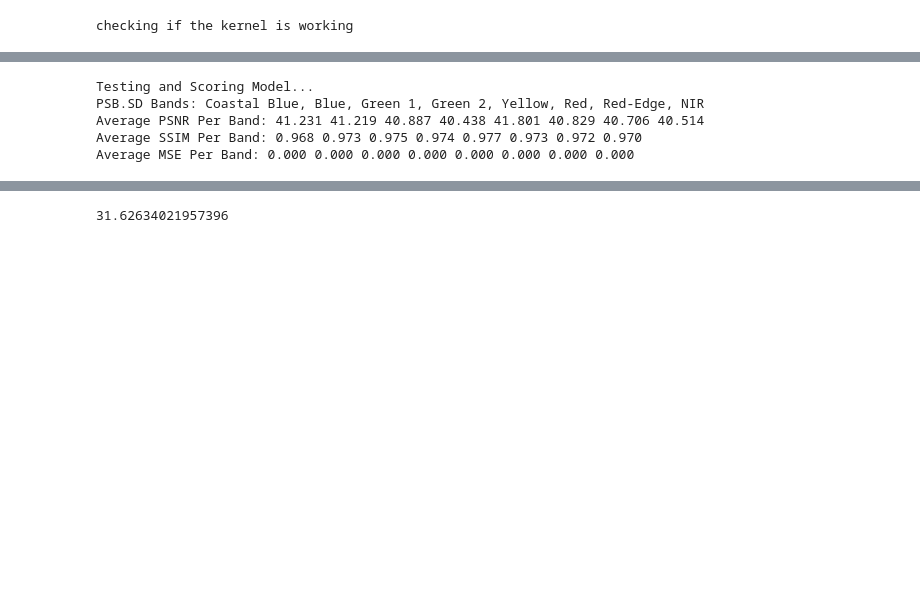
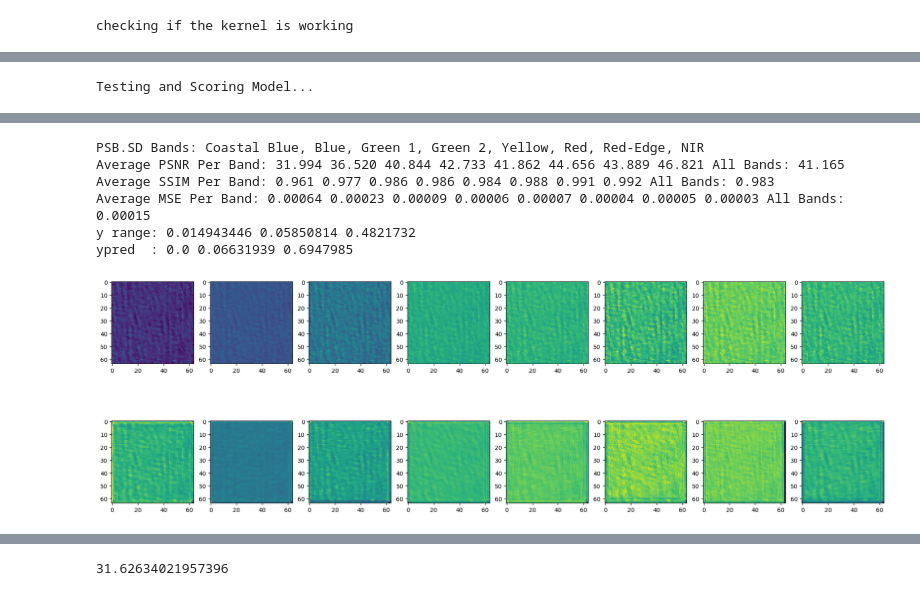
Before and after one commit to SahilKonjarla/HIR_EMIT, a Jupyter notebook: cnn_training.ipynb, the cells around one changed output, grey strips where cells are left out. Cells and saved outputs as stored; diff of their text form; code cells hidden in the pictures; blank space fills up the shorter version.

```diff
--- a/cnn_training.ipynb
+++ b/cnn_training.ipynb
@@ -368,13 +437,13 @@ def generate_unet_model(unet_depth=3, num_filters_base=8, conv_block_size=2, do_
 # %%
-def train_model(model, batch_size=1, num_epochs=10, learning_rate=1e-3, model_checkpoint_filepath="./saved_models/temp/temp_current_best.keras"):
-    model.compile(optimizer=tf.keras.optimizers.Adam(learning_rate=learning_rate), loss=tf.keras.losses.MeanSquaredError(), metrics=['accuracy', 'root_mean_squared_error'])
+def train_model(model, batch_size=1, num_epochs=10, learning_rate=1e-3, model_checkpoint_directory="./saved_models/temp/", model_checkpoint_filename="temp_current_best.keras"):
+    model.compile(optimizer=tf.keras.optimizers.Adam(learning_rate=learning_rate), loss=tf.keras.losses.MeanAbsoluteError(), metrics=['accuracy', 'root_mean_squared_error'])
     #print(model.summary())
     training_generator = CustomDataGenerator("./dataset_for_cnn/train/x/", "./dataset_for_cnn/train/y/", batch_size)
-    validation_generator = CustomDataGenerator("./dataset_for_cnn/test/x/", "./dataset_for_cnn/test/y/", batch_size)
+    validation_generator = CustomDataGenerator("./dataset_for_cnn/valid/x/", "./dataset_for_cnn/valid/y/", batch_size)
     early_stop_callback = tf.keras.callbacks.EarlyStopping(patience=20, start_from_epoch=40, verbose=1)
     model_checkpoint_callback = tf.keras.callbacks.ModelCheckpoint(
-                                    filepath=checkpoint_filepath,
-                                    monitor='val_root_mean_squared_error',
+                                    filepath=os.path.join(model_checkpoint_directory,model_checkpoint_filename),
+                                    monitor='val_loss',
                                     mode='min',
                                     save_best_only=True)
 
@@ -382,7 +451,7 @@ def train_model(model, batch_size=1, num_epochs=10, learning_rate=1e-3, model_ch
     history = model.fit(training_generator,
                         validation_data=validation_generator,
                         epochs=num_epochs,
-                        callbacks=[early_stop_callback]
+                        callbacks=[early_stop_callback, model_checkpoint_callback]
                         )
     return model, history
 
@@ -392,7 +461,7 @@ def score_one_datapoint(y, y_pred):
     mse = skimage.metrics.mean_squared_error(np.asarray(y), y_pred)
     return psnr, ssim, mse
 
-def test_and_score_model(model, verbose=False, num_samples=32, debug=False, return_all_bands=False):
+def test_and_score_model(model, verbose=False, num_samples=32, debug=False, return_all_bands=False, visualize_results=False, visualize_index=0, visualize_band=0):
     testing_generator = CustomDataGenerator("./dataset_for_cnn/test/x/", "./dataset_for_cnn/test/y/", num_samples)
     psnr_list = []
     ssim_list = []
@@ -425,9 +494,22 @@ def test_and_score_model(model, verbose=False, num_samples=32, debug=False, retu
 
     if verbose:
         print("PSB.SD Bands: Coastal Blue, Blue, Green 1, Green 2, Yellow, Red, Red-Edge, NIR")
-        print("Average PSNR Per Band:", *(f"{x:.3f}" for x in avg_psnr))
-        print("Average SSIM Per Band:", *(f"{x:.3f}" for x in avg_ssim))
-        print("Average MSE Per Band:", *(f"{x:.3f}" for x in avg_mse))
+        print("Average PSNR Per Band:", *(f"{x:.3f}" for x in avg_psnr), "All Bands:", f"{np.mean(avg_psnr):.3f}")
+        print("Average SSIM Per Band:", *(f"{x:.3f}" for x in avg_ssim), "All Bands:", f"{np.mean(avg_ssim):.3f}")
+        print("Average MSE Per Band:", *(f"{x:.5f}" for x in avg_mse), "All Bands:", f"{np.mean(avg_mse):.5f}")
+
+    if visualize_results:
+        print("y range:", np.min(y), np.mean(y), np.max(y))
+        print("ypred  :", np.min(y_pred), np.mean(y_pred), np.max(y_pred))
+        f, axarr = plt.subplots(2,8)
+        f.set_figheight(8)
+        f.set_figwidth(24)
+        for i in range(8):
+            ymin = min(np.min(y[visualize_index,:,:,i]), np.min(y_pred[visualize_index,:,:,i]))
+            ymax = max(np.max(y[visualize_index,:,:,i]), np.max(y_pred[visualize_index,:,:,i]))
+            axarr[0][i].imshow(y[visualize_index,:,:,i], vmin=ymin, vmax=ymax)
+            axarr[1][i].imshow(y_pred[visualize_index,:,:,i], vmin=ymin, vmax=ymax)
+
 
     if debug:
         return psnr_list, ssim_list, mse_list
@@ -549,9 +780,5 @@ Epoch 266: early stopping
 # %%
 ## Test Model
-avg_psnr, avg_ssim, avg_mse = test_and_score_model(model, verbose=True, num_samples=10, debug=False)
+avg_psnr, avg_ssim, avg_mse = test_and_score_model(final_model, verbose=True, num_samples=128, debug=False, visualize_results=True, visualize_index=0, visualize_band=0)
 # %% [output]
 Testing and Scoring Model...
-PSB.SD Bands: Coastal Blue, Blue, Green 1, Green 2, Yellow, Red, Red-Edge, NIR
-Average PSNR Per Band: 41.231 41.219 40.887 40.438 41.801 40.829 40.706 40.514
-Average SSIM Per Band: 0.968 0.973 0.975 0.974 0.977 0.973 0.972 0.970
-Average MSE Per Band: 0.000 0.000 0.000 0.000 0.000 0.000 0.000 0.000
@@ -557,0 +802,7 @@ Average MSE Per Band: 0.000 0.000 0.000 0.000 0.000 0.000 0.000 0.000
+PSB.SD Bands: Coastal Blue, Blue, Green 1, Green 2, Yellow, Red, Red-Edge, NIR
+Average PSNR Per Band: 31.994 36.520 40.844 42.733 41.862 44.656 43.889 46.821 All Bands: 41.165
+Average SSIM Per Band: 0.961 0.977 0.986 0.986 0.984 0.988 0.991 0.992 All Bands: 0.983
+Average MSE Per Band: 0.00064 0.00023 0.00009 0.00006 0.00007 0.00004 0.00005 0.00003 All Bands: 0.00015
+y range: 0.014943446 0.05850814 0.4821732
+ypred  : 0.0 0.06631939 0.6947985
+[figure, added]
```
Also changed, not shown: parts of 11 cells of this notebook.
